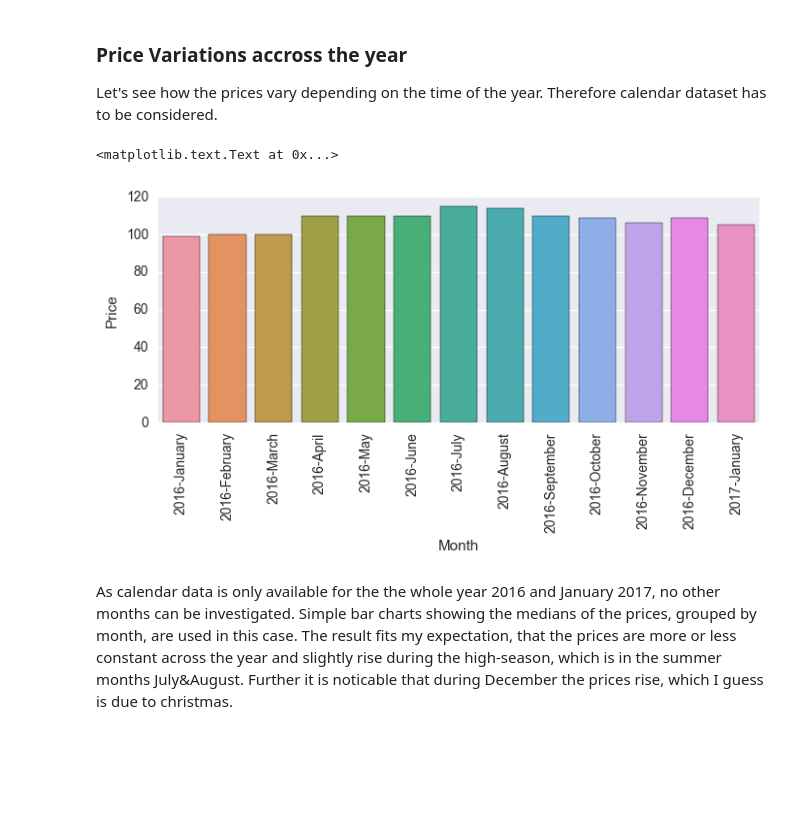
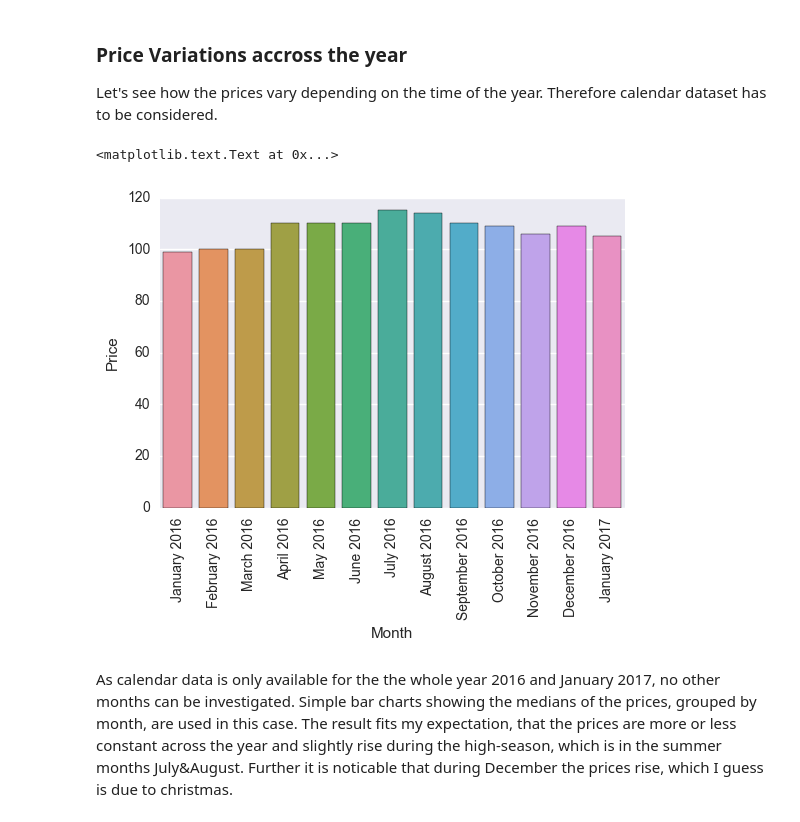
Before and after one commit to fjungwirth/VA2016-lab-project, a Jupyter notebook: VA2016_lab_project_Seattle_AirBnb.ipynb, the cells around one changed output. Drawn from its saved outputs; the diff is of its cells as text; code cells hidden in the pictures; blank space fills up the shorter version.

```diff
--- a/VA2016_lab_project_Seattle_AirBnb.ipynb
+++ b/VA2016_lab_project_Seattle_AirBnb.ipynb
@@ -152,19 +153,19 @@ Let's see how the prices vary depending on the time of the year. Therefore calen
 # %%
 # Frist, as for the listings, the prices have to be cleaned
 
 calendar = calendar.dropna()
-calendar.price = calendar.price.map(lambda p : float(p[1:-3].replace(',','')))
+if calendar.price.dtype != np.float64:
+    calendar.price = calendar.price.map(lambda p : float(p[1:-3].replace(',','')))
 calendar['date'] = pd.to_datetime(calendar['date'])
 
 price=calendar.set_index('date').groupby(pd.TimeGrouper(freq='M')).median()
-plt.figure(figsize = (8, 3))
-sns.barplot(x=price.index.strftime('%Y-%B'),y=price['price'])
+sns.barplot(x=price.index.strftime('%B %Y'),y=price['price'])
 plt.xticks(rotation=90)
 plt.xlabel('Month')
 plt.ylabel('Price')
 # %% [output]
 <matplotlib.text.Text at 0x...>
-[figure, old version]
+[figure, new version]
 # %% [markdown]
 As calendar data is only available for the the whole year 2016 and January 2017, no other months can be investigated. Simple bar charts showing the medians of the prices, grouped by month, are used in this case. The result fits my expectation, that the prices are more or less constant across the year and slightly rise during the high-season, which is in the summer months July&August. Further it is noticable that during December the prices rise, which I guess is due to christmas.
 # %% [markdown]
```
Also changed, not shown: parts of 11 cells of this notebook.
